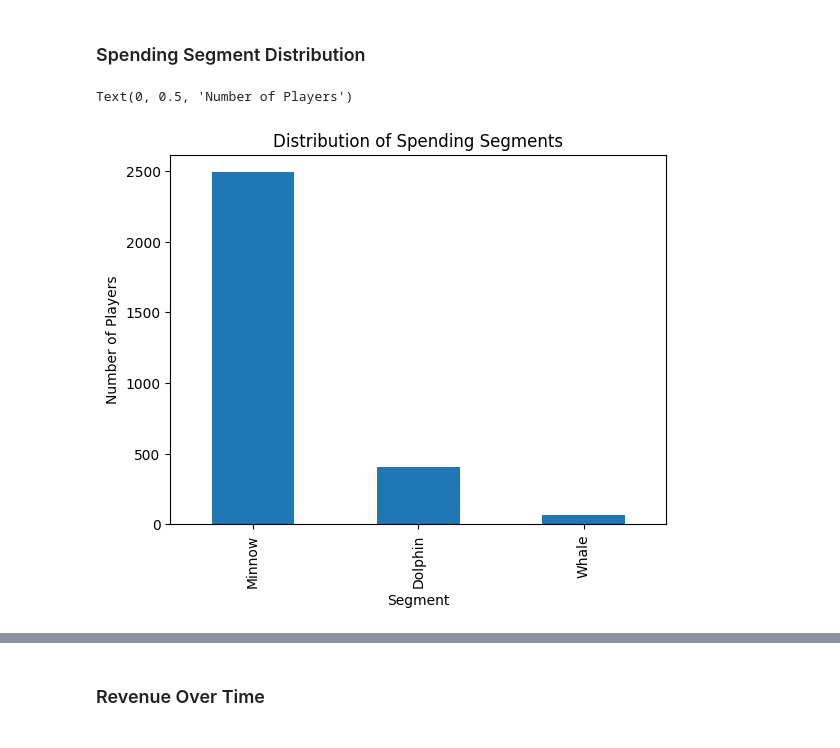
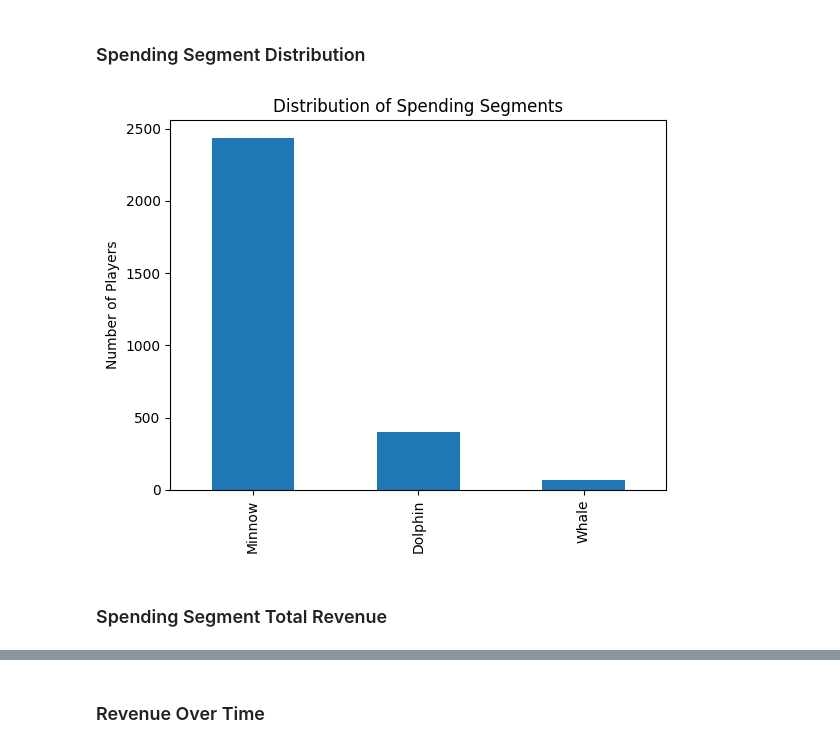
Before and after one commit to bdang2461/Machine-Learning-Analysis-Mobile-Game-In-App-Purchases, a Jupyter notebook: ML_Project_MobileGame_InAppPurchases.ipynb, the cells around one changed output, grey strips where cells are left out. Saved outputs shown, nothing was run; the diff lists cells and outputs as text; code cells hidden in the pictures.

```diff
--- a/ML_Project_MobileGame_InAppPurchases.ipynb
+++ b/ML_Project_MobileGame_InAppPurchases.ipynb
@@ -174,8 +172,8 @@ df = df.fillna(0)
 # Drop 0 for ages and country
 df = df[(df["Age"] != 0) & (df["Country"] != 0)]
 
-# Replace 0 for devices
-df["Device"] = df["Device"].replace(0, "Other")
+# Replace 0 for devices and gamegenre
+df.replace({"Device": {0: "Other"}, "GameGenre": {0: "Other"}}, inplace=True)
 
 # Converting dates from strings to datetime objects so pandas can read
 df["LastPurchaseDate"] = pd.to_datetime(df["LastPurchaseDate"], errors="coerce")
@@ -296,10 +305,13 @@ Text(0, 0.5, 'Purchase Amount ($)')
 # %% [markdown]
 ### Spending Segment Distribution
 # %%
-df["SpendingSegment"].value_counts().plot(kind="bar")
+segment_counts = df["SpendingSegment"].value_counts()
+segment_counts.plot.bar()
 plt.title("Distribution of Spending Segments")
-plt.xlabel("Segment")
+plt.xlabel("")
 plt.ylabel("Number of Players")
+plt.show()
 # %% [output]
-Text(0, 0.5, 'Number of Players')
-[figure, old version]
+[figure, new version]
+# %% [markdown]
+### Spending Segment Total Revenue
```
Also changed, not shown: parts of 20 cells of this notebook.
